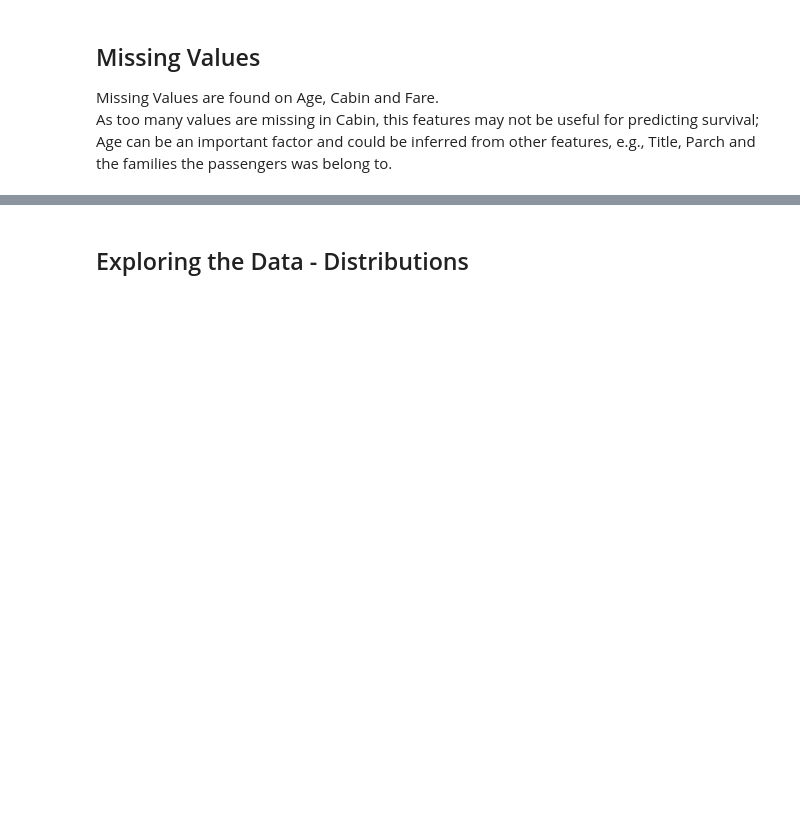
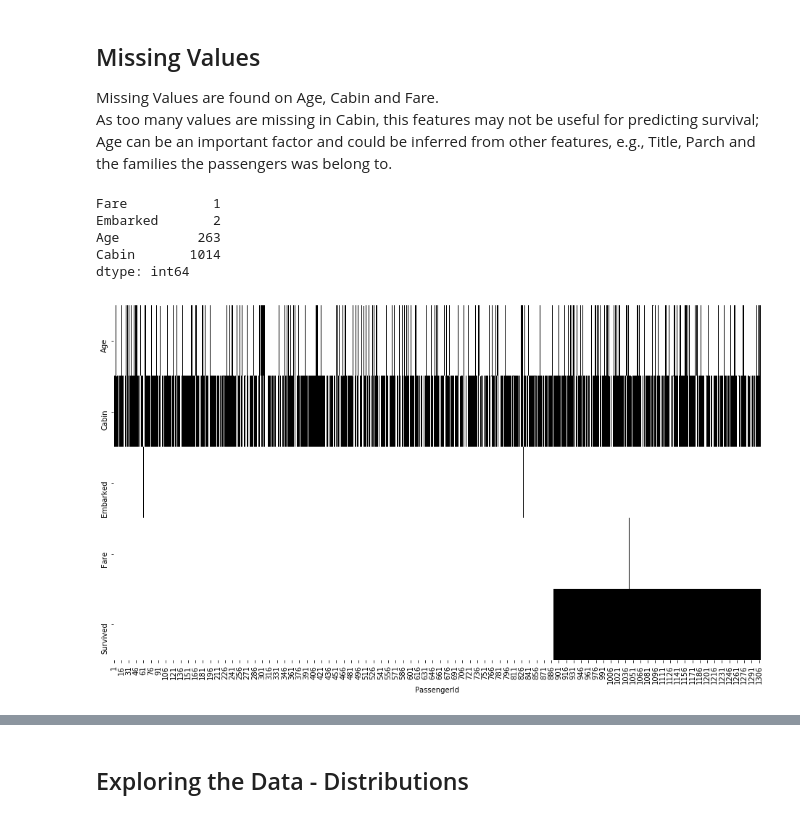
Before and after one commit to GeoffW41/Kaggle-titanic, a Jupyter notebook: titanic.ipynb, the cells around one changed output, grey strips where cells are left out. Drawn from its saved outputs; the diff is of its cells as text; code cells hidden in the pictures; blank space fills up the shorter version.

```diff
--- a/titanic.ipynb
+++ b/titanic.ipynb
@@ -3,6 +5,7 @@ import numpy as np # linear algebra
 import pandas as pd # data processing, CSV file I/O (e.g. pd.read_csv)
 import matplotlib.pyplot as plt
 import seaborn as sns
+import re
 
 # Input data files are available in the "../input/" directory.
 import os
@@ -10,3 +13,7 @@ print(os.listdir("../input"))
 
 import warnings
 warnings.filterwarnings('ignore')
+
+# Plotting parameters
+plt.rcParams['figure.figsize'] = (16,9)
+sns.set_palette('gist_earth')
@@ -40,0 +53,14 @@ display(full.isnull().sum())
+# %%
+# Identify Missing Values
+nan = full.isnull().sum()
+idx_nan = nan.mask(nan==0).dropna().index
+
+sns.heatmap(full[idx_nan].transpose().isnull(), cmap = 'binary', cbar = False)
+nan[idx_nan].drop('Survived').sort_values()
+# %% [output]
+Fare           1
+Embarked       2
+Age          263
+Cabin       1014
+dtype: int64
+[figure, added]
```
Also changed, not shown: parts of 91 cells of this notebook.
